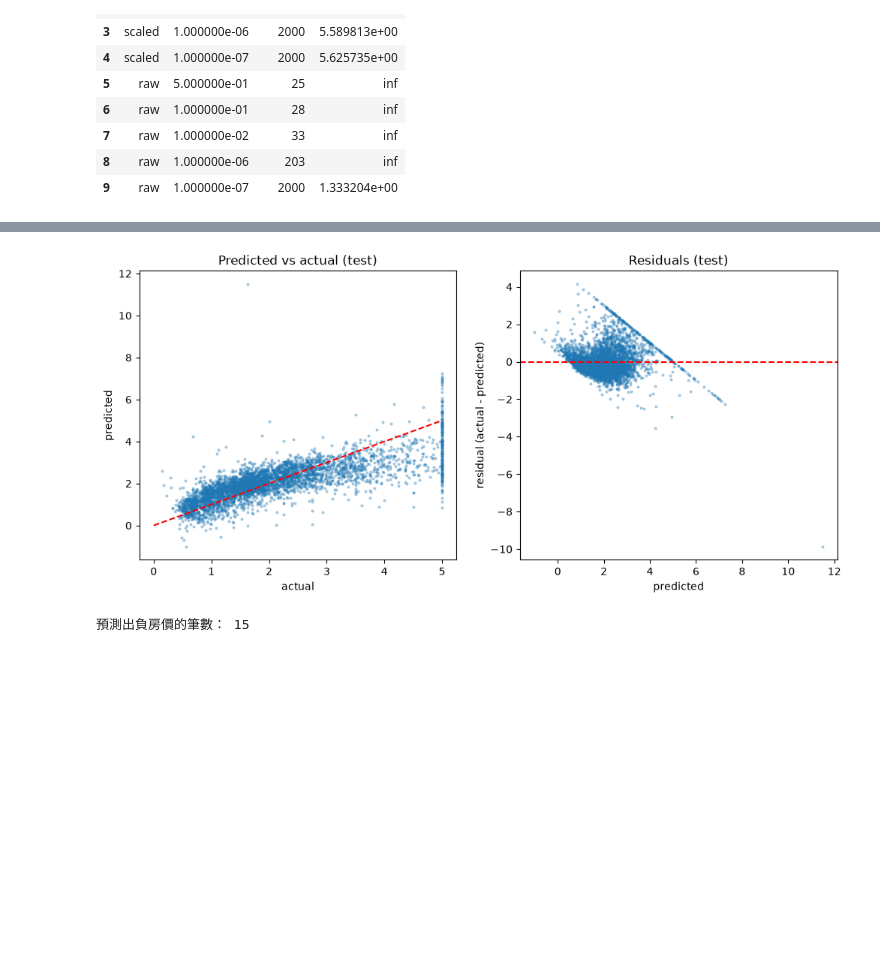
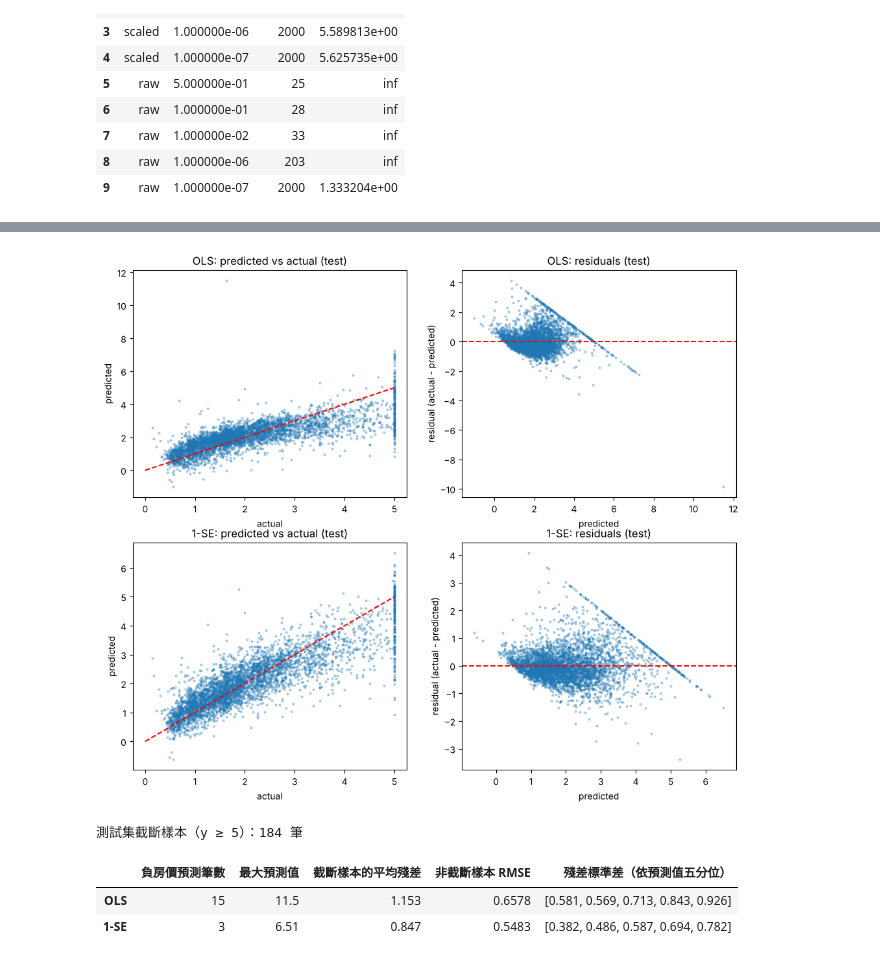
Before and after one commit to BlackUmbrella0123/ML-DL-LLM, a Jupyter notebook: notebooks/01-classic-ml/02-linear-regression/linear-regression.ipynb, the cells around one changed output, grey strips where cells are left out. Cells and saved outputs as stored; diff of their text form; code cells hidden in the pictures; blank space fills up the shorter version.

```diff
--- a/notebooks/01-classic-ml/02-linear-regression/linear-regression.ipynb
+++ b/notebooks/01-classic-ml/02-linear-regression/linear-regression.ipynb
@@ -341,13 +527,16 @@ $\kappa$ 決定梯度下降的「收斂速度」：lr 上限由 $\lambda_\max$
 閉式解：θ = (XbᵀXb + αI′)⁻¹ Xbᵀy，其中 I′ 是單位矩陣但 bias 那格為 0。
 # %%
 class RidgeNE(LinearRegressionNE):
-    def __init__(self, alpha=1.0):
+    """Ridge 閉式解：最小化 ‖y − Xw − b‖² + α‖w‖²（bias 不懲罰）。"""
+
+    def __init__(self, alpha: float = 1.0) -> None:
         self.alpha = alpha
 
-    def fit(self, X, y):
+    def fit(self, X: ArrayLike, y: ArrayLike) -> Self:
+        """X (n, d)、y (n,)。學到 w_ (d,) 與 b_，回傳 self。"""
         Xb = add_bias(X)
         y = np.asarray(y, dtype=float)
-        # TODO 7：Ridge 閉式解
+        # TODO 9（程式）：Ridge 閉式解
         #   - 建一個 (d+1)×(d+1) 的單位矩陣，把 [0, 0] 設成 0（bias 不懲罰）
         #   - 一樣用 np.linalg.solve
         identity_matrix = np.identity(n=Xb.shape[1])
@@ -476,13 +1099,20 @@ from ml_dl_llm.results import compare, log_result
 BENCH = "california_housing"
 
 # 名稱: (模型, 對應的測試資料, 要記下的參數)
+dummy = DummyRegressor(strategy="mean").fit(X_train, y_train)
 eval_models = {
+    "Dummy mean": (dummy, X_test, {}),
     "LinReg normal-eq (scratch)": (ne_s, X_test_s, {"scaled": True}),
     "LinReg GD (scratch)": (gd, X_test_s, {"lr": gd.lr, "epochs": len(gd.loss_history_)}),
     "Ridge a=1 (scratch)": (ridge_s, X_test_s, {"alpha": ridge_s.alpha}),
 }
 for name, m in sk_models.items():
     eval_models[name] = (m, X_test, {})  # sklearn pipeline 吃原始資料
+eval_models["Ridge poly3 + log (1-SE, sklearn)"] = (
+    model_1se,
+    X_test,
+    {"tf": choice["tf"], "degree": int(choice["degree"]), "alpha": float(choice["alpha"])},
+)
 
 test_scores = {}
 for name, (m, X, params) in eval_models.items():
@@ -515,24 +1154,39 @@ compare(BENCH, "rmse", higher_is_better=False)
 # %%
-# 診斷圖：預測 vs 實際、殘差
-y_pred = ne_s.predict(X_test_s)
-resid = y_test - y_pred
-
-fig, axes = plt.subplots(1, 2, figsize=(12, 5))
-axes[0].scatter(y_test, y_pred, s=4, alpha=0.3)
-axes[0].plot([0, 5], [0, 5], "r--")
-axes[0].set_xlabel("actual")
-axes[0].set_ylabel("predicted")
-axes[0].set_title("Predicted vs actual (test)")
-
-axes[1].scatter(y_pred, resid, s=4, alpha=0.3)
-axes[1].axhline(0, color="r", ls="--")
-axes[1].set_xlabel("predicted")
-axes[1].set_ylabel("residual (actual - predicted)")
-axes[1].set_title("Residuals (test)")
+# 診斷圖：預測 vs 實際、殘差（測試集）
+diag_models = {"OLS": ne_s.predict(X_test_s), "1-SE": model_1se.predict(X_test)}
+fig, axes = plt.subplots(2, 2, figsize=(12, 10))
+for row, (name, y_pred) in zip(axes, diag_models.items()):
+    resid = y_test - y_pred
+    row[0].scatter(y_test, y_pred, s=4, alpha=0.3)
+    row[0].plot([0, 5], [0, 5], "r--")
+    row[0].set_xlabel("actual")
+    row[0].set_ylabel("predicted")
+    row[0].set_title(f"{name}: predicted vs actual (test)")
+    row[1].scatter(y_pred, resid, s=4, alpha=0.3)
+    row[1].axhline(0, color="r", ls="--")
+    row[1].set_xlabel("predicted")
+    row[1].set_ylabel("residual (actual - predicted)")
+    row[1].set_title(f"{name}: residuals (test)")
 plt.show()
 
-print("預測出負房價的筆數：", (y_pred < 0).sum())
+censored = (y_test >= 5).to_numpy()
+rows = {}
+for name, y_pred in diag_models.items():
+    resid = (y_test - y_pred).to_numpy()
+    quintile = pd.qcut(y_pred, 5, labels=False)
+    rows[name] = {
+        "負房價預測筆數": int((y_pred < 0).sum()),
+        "最大預測值": round(float(y_pred.max()), 2),
+        "截斷樣本的平均殘差": round(float(resid[censored].mean()), 3),
+        "非截斷樣本 RMSE": round(float(np.sqrt((resid[~censored] ** 2).mean())), 4),
+        "殘差標準差（依預測值五分位）": pd.Series(resid).groupby(quintile).std().round(3).tolist(),
+    }
+print(f"測試集截斷樣本（y ≥ 5）：{censored.sum()} 筆")
+display(pd.DataFrame(rows).T)
 # %% [output]
-[figure, old version]
+[figure, new version]
-預測出負房價的筆數： 15
+測試集截斷樣本（y ≥ 5）：184 筆
+|  | 負房價預測筆數 | 最大預測值 | 截斷樣本的平均殘差 | 非截斷樣本 RMSE | 殘差標準差（依預測值五分位） |
+| OLS | 15 | 11.5 | 1.153 | 0.6578 | [0.581, 0.569, 0.713, 0.843, 0.926] |
+| 1-SE | 3 | 6.51 | 0.847 | 0.5483 | [0.382, 0.486, 0.587, 0.694, 0.782] |
 # %% [markdown]
```
Also changed, not shown: parts of 46 cells of this notebook, 5 other files.
